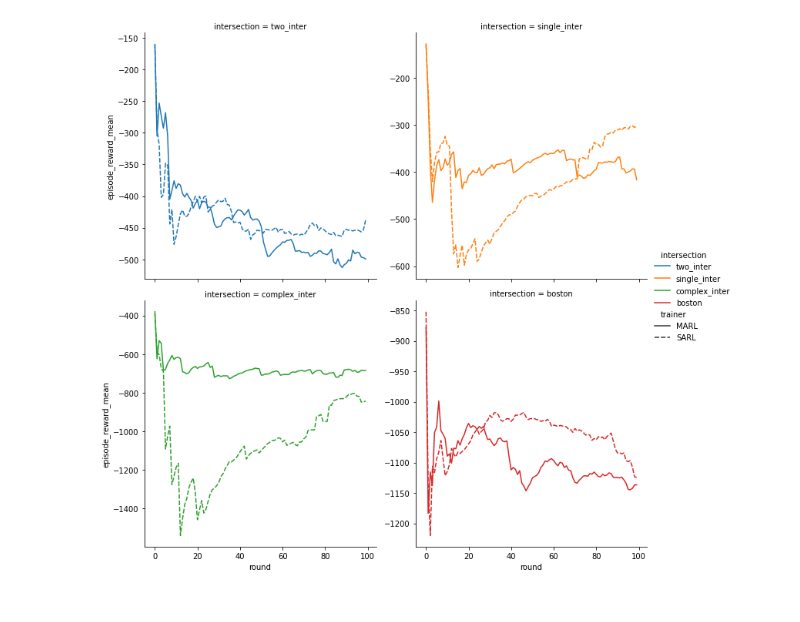
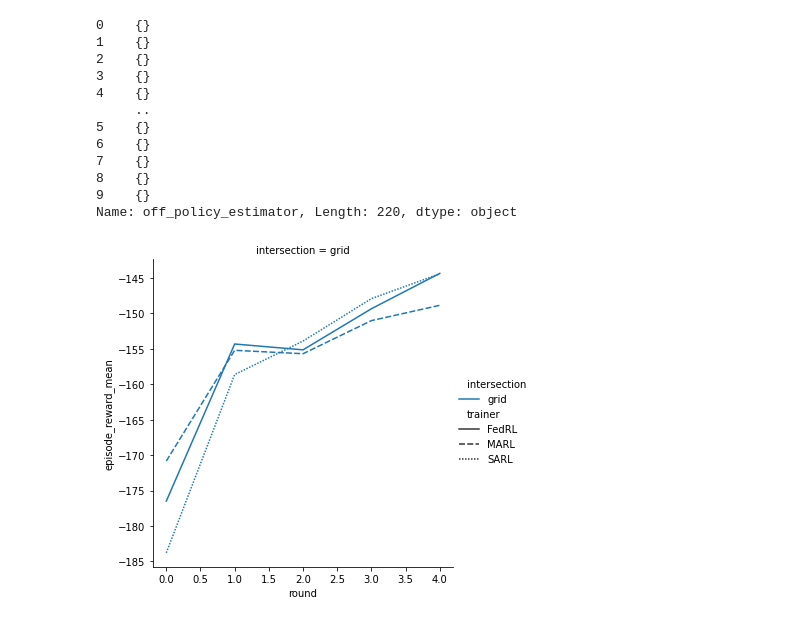
Before and after one commit to nathaniel-hudson/SUMO-FedRL, a Jupyter notebook: New Plotter.ipynb, the cells around one changed output. Drawn from its saved outputs; the diff is of its cells as text; code cells hidden in the pictures.

Commit message:
:hourglass:
Time to train and wait

```diff
--- a/New Plotter.ipynb
+++ b/New Plotter.ipynb
@@ -6,6 +6,14 @@ import pandas as pd
 import seaborn as sns
 
 from os.path import join
+
+IRRELEVANT_COLUMNS = [
+    'experiment_id', 'timestamp', 'time_this_iter_s',
+    'time_total_s', 'pid', 'hostname', 'node_ip', 'config',
+    'time_since_restore', 'timesteps_since_restore',
+    'iterations_since_restore', 'perf', 'sampler_perf',
+    'num_healthy_workers'
+]
 # %%
 def load_and_trim_df(path: str) -> pd.DataFrame:
     split_path = path.split(os.sep)
@@ -13,4 +21,5 @@ def load_and_trim_df(path: str) -> pd.DataFrame:
     df = pd.read_csv(path)
     df["trainer_type"] = [trainer_type] * len(df)
     df["intersection"] = [intersection] * len(df)
+    df.drop(labels=IRRELEVANT_COLUMNS, inplace=True, axis=1)
     return df
@@ -76,0 +26,19 @@ Name: custom_metrics, Length: 6400, dtype: object
+# %%
+fedrl_dfs = [
+    load_and_trim_df(join("out", "data", "FedRL", "grid", "unranked.csv")),
+    load_and_trim_df(join("out", "data", "FedRL", "grid", "ranked.csv"))
+]
+
+marl_dfs = [
+    load_and_trim_df(join("out", "data", "MARL", "grid", "unranked.csv")),
+    load_and_trim_df(join("out", "data", "MARL", "grid", "ranked.csv"))
+]
+
+sarl_dfs = [
+    load_and_trim_df(join("out", "data", "SARL", "grid", "unranked.csv")),
+    load_and_trim_df(join("out", "data", "SARL", "grid", "ranked.csv"))
+]
+
+df = pd.concat(fedrl_dfs + marl_dfs + sarl_dfs)
+print(f"Data Columns: {df.columns}\n")
+df.head()
@@ -77,16 +62,31 @@ Name: custom_metrics, Length: 6400, dtype: object
+# %%
+print(df["off_policy_estimator"])
+# %% [output]
+0    {}
+1    {}
+2    {}
+3    {}
+4    {}
+     ..
+5    {}
+6    {}
+7    {}
+8    {}
+9    {}
+Name: off_policy_estimator, Length: 220, dtype: object
 # %%
 sns.relplot(
     data=df,
     kind="line",
     x="round",
     y="episode_reward_mean",
     style="trainer",
     hue="intersection",
     col="intersection",
-    col_wrap=2,
+    # col_wrap=2,
     facet_kws={"sharey": False},
     ci=None
 )
 plt.show()
 # %% [output]
-[figure, old version]
+[figure, new version]
```
Also changed, not shown: parts of 12 cells of this notebook, 15 other files.
